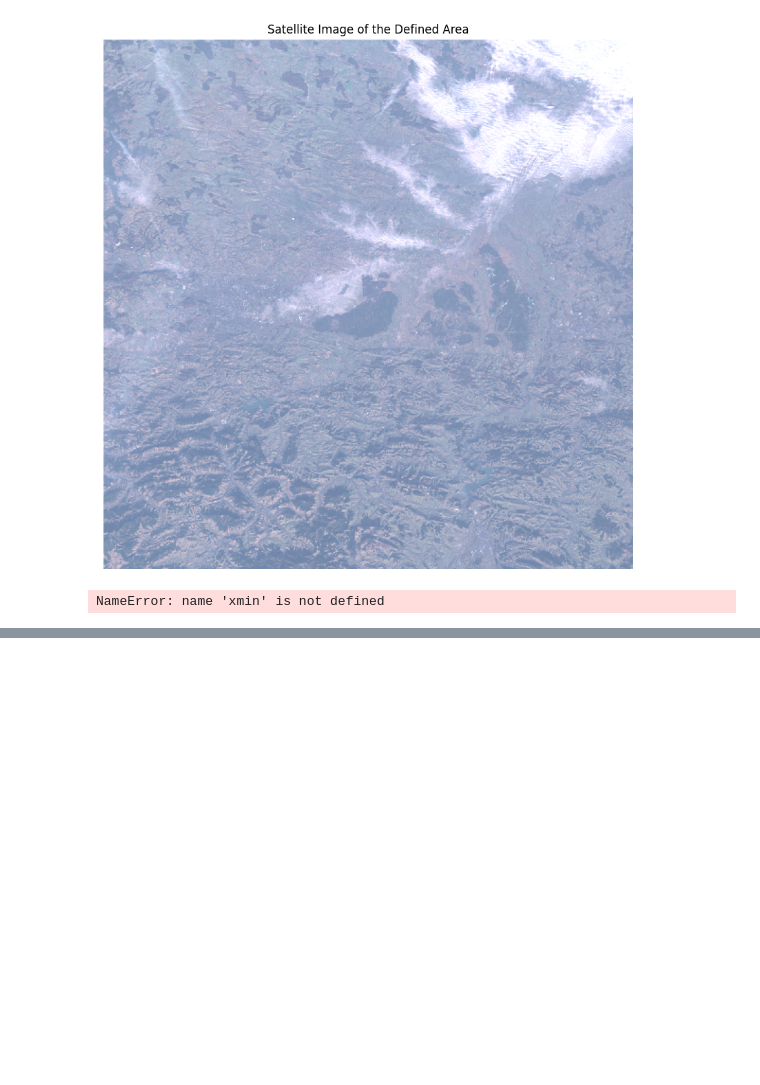
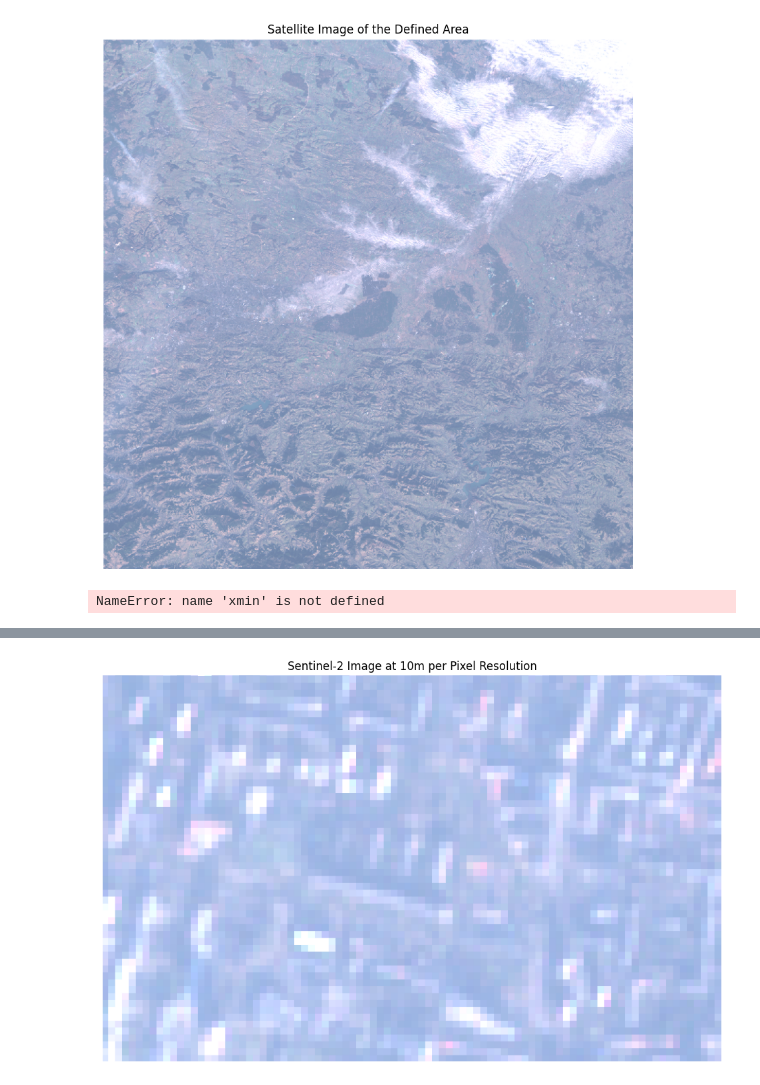
Before and after one commit to firiusz123/LFRobotics, a Jupyter notebook: IDUB_Drone/DroneControlSimulation/notebook1.ipynb, the cells around one changed output, grey strips where cells are left out. Saved outputs shown, nothing was run; the diff lists cells and outputs as text; code cells hidden in the pictures; blank space fills up the shorter version.

```diff
--- a/IDUB_Drone/DroneControlSimulation/notebook1.ipynb
+++ b/IDUB_Drone/DroneControlSimulation/notebook1.ipynb
@@ -249,0 +266,64 @@ KeyError: 'mapId'
+# %%
+import ee
+import requests  # Add this if you haven't imported it already
+import matplotlib.pyplot as plt
+import numpy as np
+from PIL import Image
+from io import BytesIO
+
+# Step 1: Authenticate and initialize Earth Engine
+ee.Authenticate()
+ee.Initialize()
+
+# Step 2: Define the geometry for the area of interest (the rectangle)
+geometry = ee.Geometry.Polygon(
+    [[[19.90496095465271, 50.07236564089694],
+      [19.90496095465271, 50.06744880132032],
+      [19.917384946809694, 50.06744880132032],
+      [19.917384946809694, 50.07236564089694]]])
+
+# Step 3: Get the image from the Sentinel-2 Image Collection with filters
+image_collection = ee.ImageCollection('COPERNICUS/S2') \
+    .filterBounds(geometry) \
+    .filterDate('2023-01-01', '2023-01-31') \
+    .filter(ee.Filter.lt('CLOUDY_PIXEL_PERCENTAGE', 10))  # Less than 10% cloud cover
+
+# Get the first image
+image = image_collection.first()
+
+# Check if the image exists
+if image:
+    # Select RGB bands (B4, B3, B2 for Sentinel-2)
+    rgb_image = image.select(['B4', 'B3', 'B2'])
+
+    # Step 4: Get the URL for the image using scale (10 meters per pixel)
+    url = rgb_image.getThumbURL({
+        'region': geometry,  # Define the region of interest
+        'scale': 1,  # 10 meters per pixel (Sentinel-2 resolution)
+        'format': 'png',  # Image format
+        'min': 0,  # Minimum reflectance value
+        'max': 2500,  # Adjusted maximum reflectance value to avoid saturation
+    })
+
+    # Step 5: Fetch the image from the URL
+    response = requests.get(url)
+    img = Image.open(BytesIO(response.content))
+
+    # Convert the image to a numpy array
+    img_array = np.array(img)
+
+    # Step 6: Display the image using Matplotlib
+    plt.figure(figsize=(12, 8))  # Size in inches (this is 12x8 inches)
+    plt.imshow(img_array)
+    plt.axis('off')  # Turn off axis labels
+    plt.title('Sentinel-2 Image at 10m per Pixel Resolution')
+
+    # Step 7: Save the plot to a file with desired resolution
+    plt.savefig('sentinel_image_rescaled.png', format='png', bbox_inches='tight', dpi=2300)  # Adjusted dpi for good quality
+
+    plt.show()
+
+else:
+    print("No images found for the specified criteria.")
+# %% [output]
+[figure, added]
```
Also changed, not shown: parts of 2 cells of this notebook, 1 other file.
